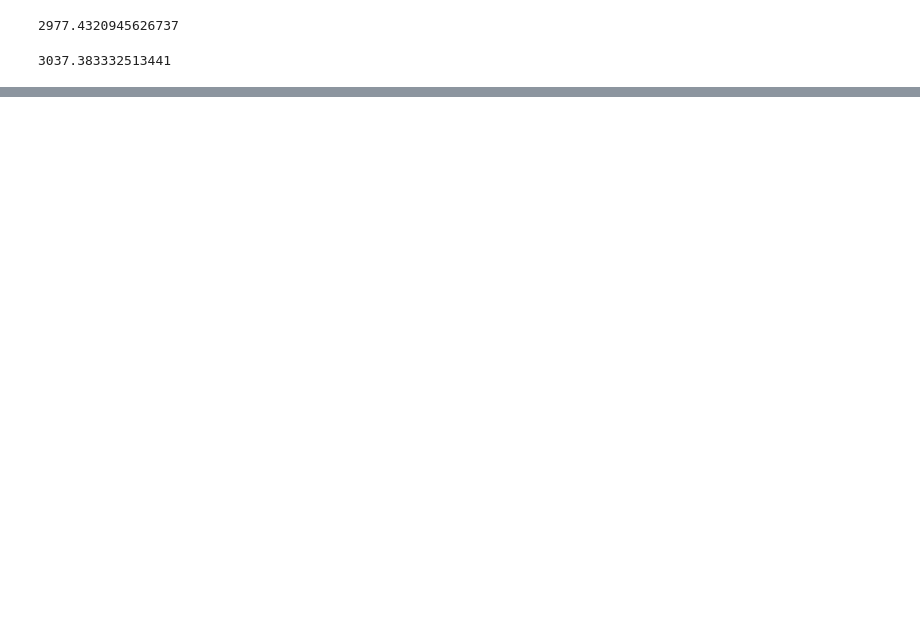
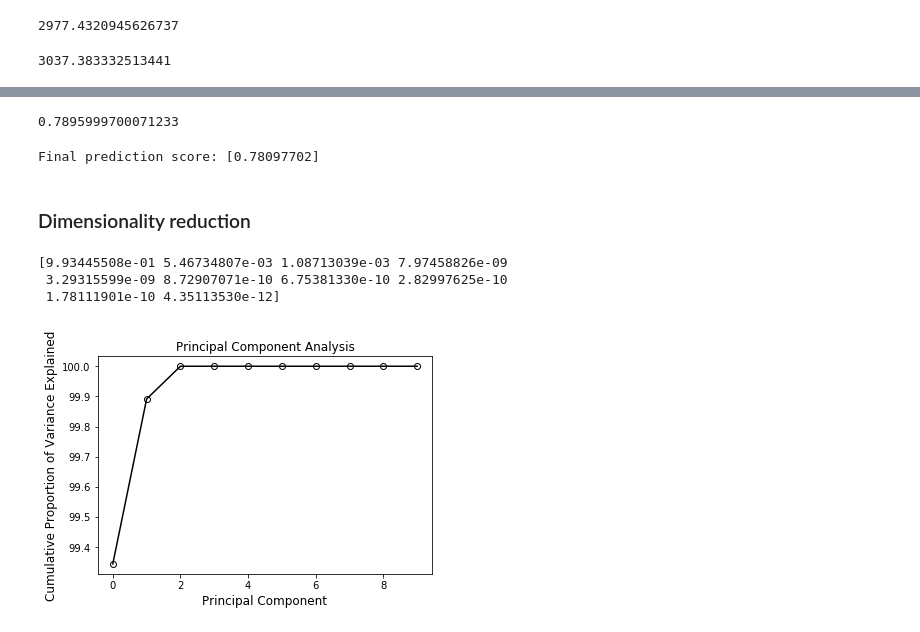
Before and after one commit to woosa7/PythonDataAnalytics, a Jupyter notebook: pystudy/DCamp0600_Preparing for Machine Learning.ipynb, the cells around one changed output, grey strips where cells are left out. Saved outputs shown, nothing was run; the diff lists cells and outputs as text; code cells hidden in the pictures; blank space fills up the shorter version.

```diff
--- a/pystudy/DCamp0600_Preparing for Machine Learning.ipynb
+++ b/pystudy/DCamp0600_Preparing for Machine Learning.ipynb
@@ -462,0 +476,9 @@ print(mean_squared_error(y_true=y_test, y_pred=ridge.predict(X_test)))
+# %%
+# Logistic regression baseline classifier
+
+loan_data = pd.read_csv('data/chap06/loan_data.csv')
+
+X = loan_data.drop("Loan Status", axis=1)
+y = loan_data["Loan Status"]
+
+X_train, X_test, y_train, y_test = train_test_split(X, y, test_size=0.3, random_state=123)
@@ -462,0 +496,13 @@ print(mean_squared_error(y_true=y_test, y_pred=ridge.predict(X_test)))
+# %%
+# Create dti_ratio variable
+monthly_income = loan_data["Annual Income"]/12
+loan_data["dti_ratio"] = loan_data["Monthly Debt"]/monthly_income * 100
+loan_data = loan_data.drop(["Monthly Debt","Annual Income"], axis=1)
+
+# Replace target variable levels
+loan_data["Loan Status"] = loan_data["Loan Status"].replace({'Fully Paid': 0,
+                                                             'Charged Off': 1})
+
+# One-hot encode categorical variables
+loans_dti = pd.get_dummies(data=loan_data)
+# print(loans_dti.head())
@@ -462,0 +537,50 @@ print(mean_squared_error(y_true=y_test, y_pred=ridge.predict(X_test)))
+# %%
+# Boosting
+
+boosted_model = AdaBoostClassifier(n_estimators=50, random_state=123)
+boosted_fit = boosted_model.fit(X_train, y_train)
+boosted_pred = boosted_model.predict(X_test)
+
+print(accuracy_score(y_test, boosted_pred))
+# %% [output]
+0.7895999700071233
+# %%
+# pip install xgboost
+from xgboost import XGBClassifier
+
+xgb = XGBClassifier(random_state=123, learning_rate=0.1, n_estimators=10, max_depth=3)
+xgb_fit = xgb.fit(X_train, y_train)
+xgb_pred = xgb.predict(X_test)
+
+print('Final prediction score: [%.8f]' % accuracy_score(y_test, xgb_pred))
+# %% [output]
+Final prediction score: [0.78097702]
+# %% [markdown]
+### Dimensionality reduction
+# %%
+X = loan_data.drop("Loan Status", axis=1)
+y = loan_data["Loan Status"]
+# %%
+# PCA
+from sklearn.decomposition import PCA
+
+pca = PCA(n_components=10)
+
+X_proj = pca.fit_transform(X)
+
+# Print ratio of variance explained
+var = pca.explained_variance_ratio_
+print(var)
+# %% [output]
+[9.93445508e-01 5.46734807e-03 1.08713039e-03 7.97458826e-09
+ 3.29315599e-09 8.72907071e-10 6.75381330e-10 2.82997625e-10
+ 1.78111901e-10 4.35113530e-12]
+# %%
+cumulative_var = np.cumsum(var)*100
+plt.plot(cumulative_var,'k-o',markerfacecolor='None',markeredgecolor='k')
+plt.title('Principal Component Analysis',fontsize=12)
+plt.xlabel("Principal Component",fontsize=12)
+plt.ylabel("Cumulative Proportion of Variance Explained",fontsize=12)
+plt.show()
+# %% [output]
+[figure, added]
```
Also changed, not shown: parts of 36 cells of this notebook, 2 other files.
